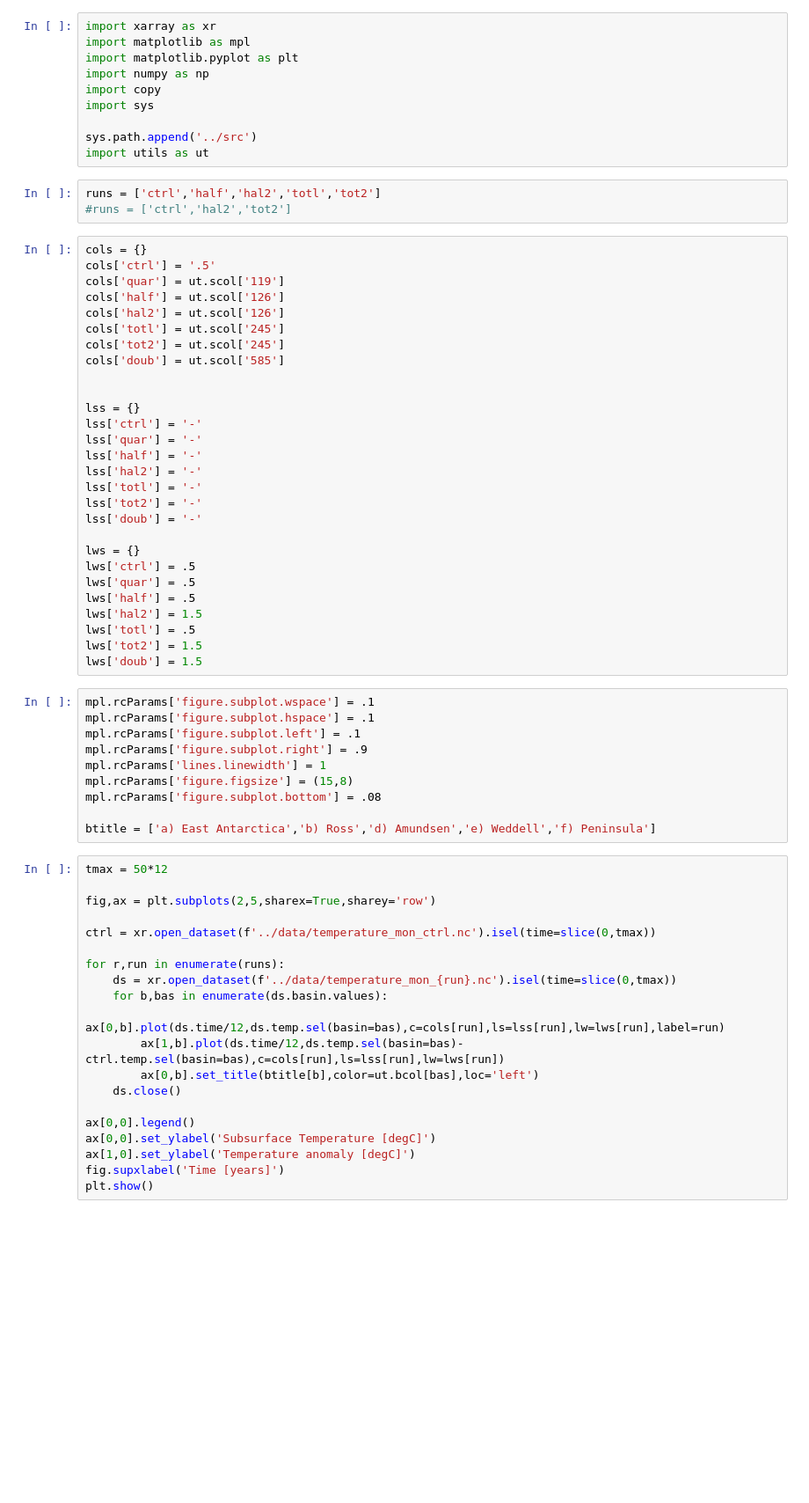
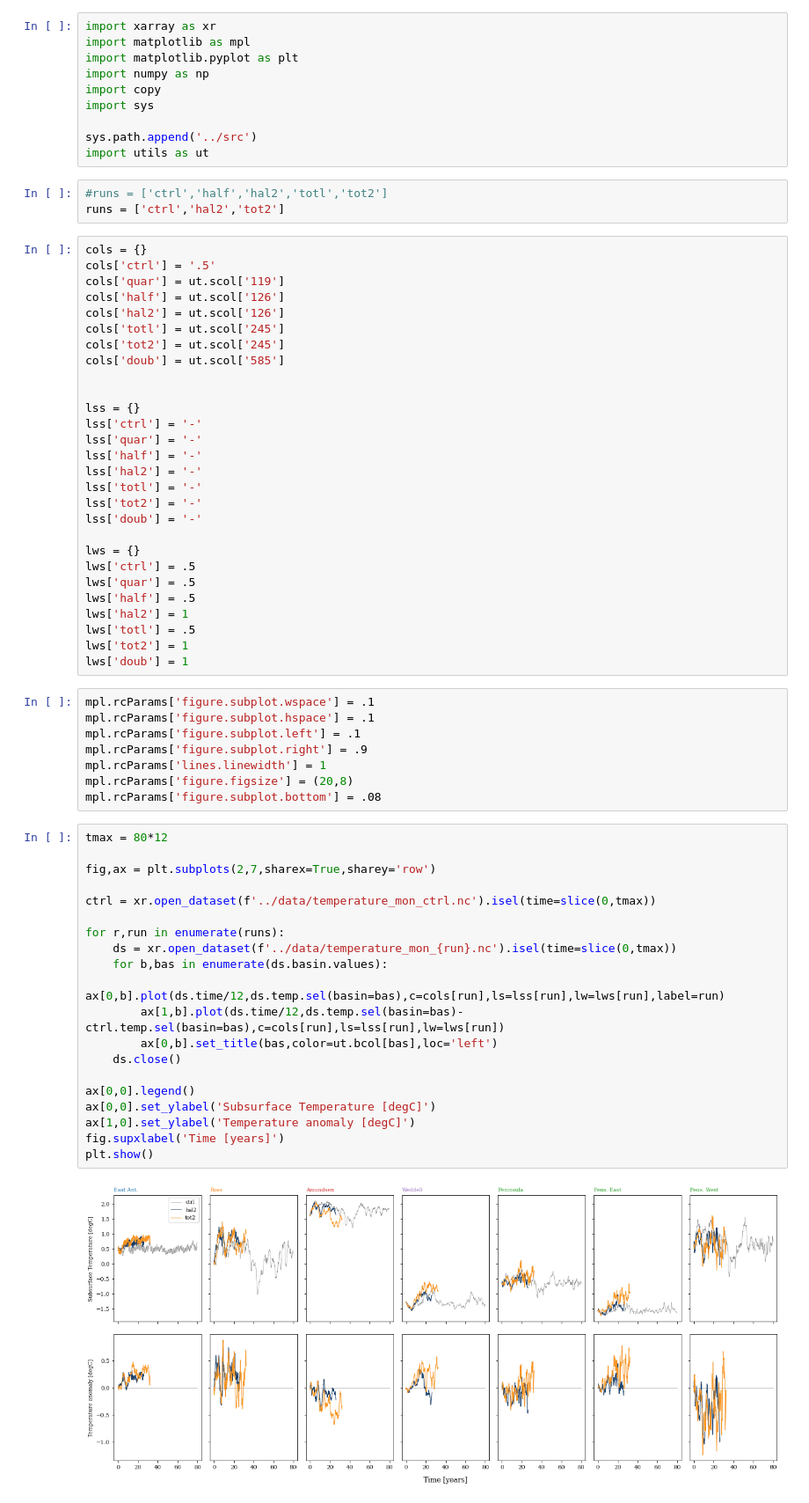
Before and after one commit to erwinlambert/feedback, a Jupyter notebook: notebooks/Plot_perturbations.ipynb, the cells around one changed output. Shown at 88% size. Drawn from its saved outputs; the diff is of its cells as text; blank space fills up the shorter version.

```diff
--- a/notebooks/Plot_perturbations.ipynb
+++ b/notebooks/Plot_perturbations.ipynb
@@ -9,8 +9,8 @@ import sys
 sys.path.append('../src')
 import utils as ut
 # %%
-runs = ['ctrl','half','hal2','totl','tot2']
-#runs = ['ctrl','hal2','tot2']
+#runs = ['ctrl','half','hal2','totl','tot2']
+runs = ['ctrl','hal2','tot2']
 # %%
 cols = {}
 cols['ctrl'] = '.5'
@@ -35,37 +35,37 @@ lws = {}
 lws['ctrl'] = .5
 lws['quar'] = .5
 lws['half'] = .5
-lws['hal2'] = 1.5
+lws['hal2'] = 1
 lws['totl'] = .5
-lws['tot2'] = 1.5
-lws['doub'] = 1.5
+lws['tot2'] = 1
+lws['doub'] = 1
 # %%
 mpl.rcParams['figure.subplot.wspace'] = .1
 mpl.rcParams['figure.subplot.hspace'] = .1
 mpl.rcParams['figure.subplot.left'] = .1
 mpl.rcParams['figure.subplot.right'] = .9
 mpl.rcParams['lines.linewidth'] = 1
-mpl.rcParams['figure.figsize'] = (15,8)
+mpl.rcParams['figure.figsize'] = (20,8)
 mpl.rcParams['figure.subplot.bottom'] = .08
-
-btitle = ['a) East Antarctica','b) Ross','d) Amundsen','e) Weddell','f) Peninsula']
 # %%
-tmax = 50*12
+tmax = 80*12
 
-fig,ax = plt.subplots(2,5,sharex=True,sharey='row')
+fig,ax = plt.subplots(2,7,sharex=True,sharey='row')
 
 ctrl = xr.open_dataset(f'../data/temperature_mon_ctrl.nc').isel(time=slice(0,tmax))
 
 for r,run in enumerate(runs):
     ds = xr.open_dataset(f'../data/temperature_mon_{run}.nc').isel(time=slice(0,tmax))
     for b,bas in enumerate(ds.basin.values):
         ax[0,b].plot(ds.time/12,ds.temp.sel(basin=bas),c=cols[run],ls=lss[run],lw=lws[run],label=run)
         ax[1,b].plot(ds.time/12,ds.temp.sel(basin=bas)-ctrl.temp.sel(basin=bas),c=cols[run],ls=lss[run],lw=lws[run])
-        ax[0,b].set_title(btitle[b],color=ut.bcol[bas],loc='left')
+        ax[0,b].set_title(bas,color=ut.bcol[bas],loc='left')
     ds.close()
 
 ax[0,0].legend()
 ax[0,0].set_ylabel('Subsurface Temperature [degC]')
 ax[1,0].set_ylabel('Temperature anomaly [degC]')
 fig.supxlabel('Time [years]')
 plt.show()
+# %% [output]
+[figure, added]
```
Also changed, not shown: 38 other files.
